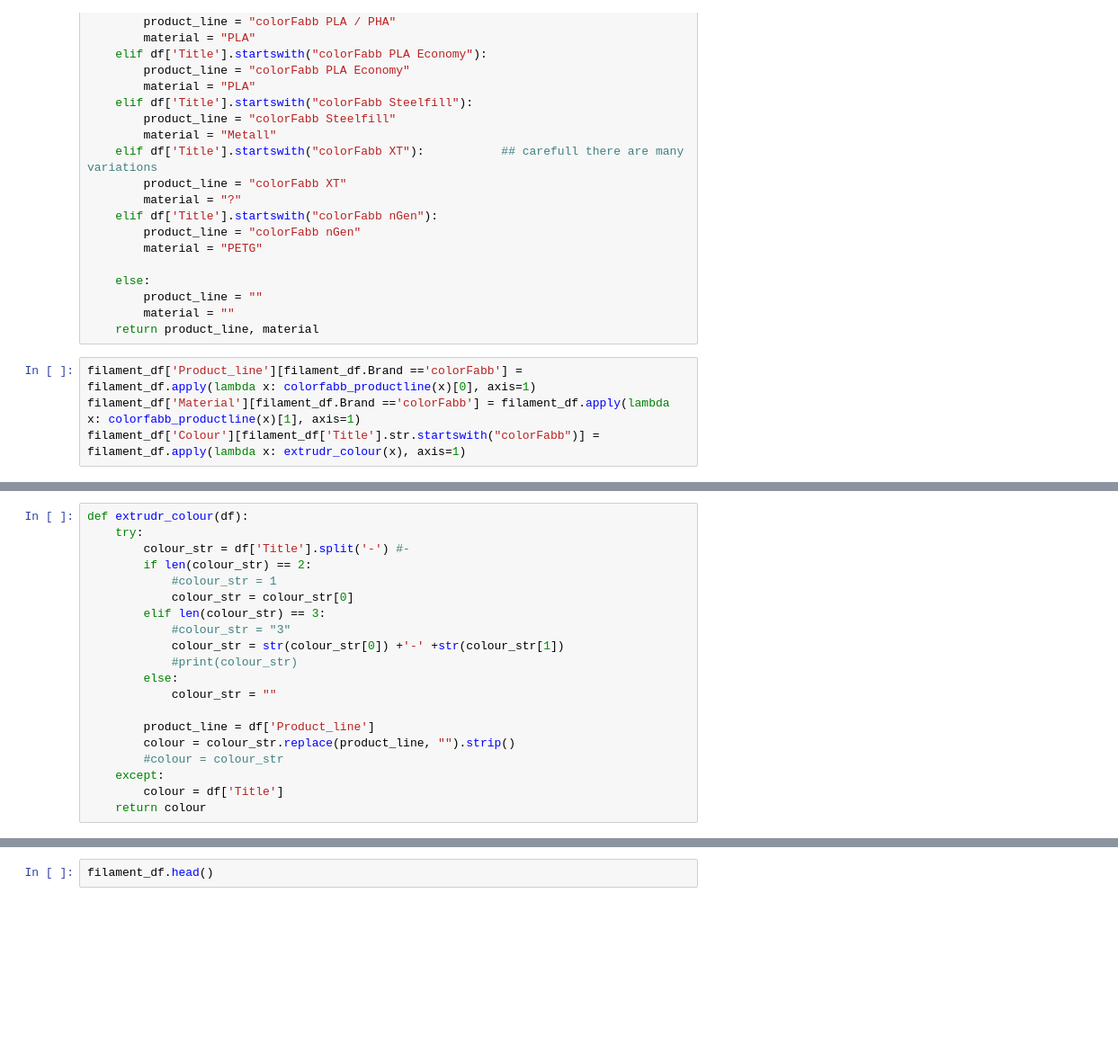
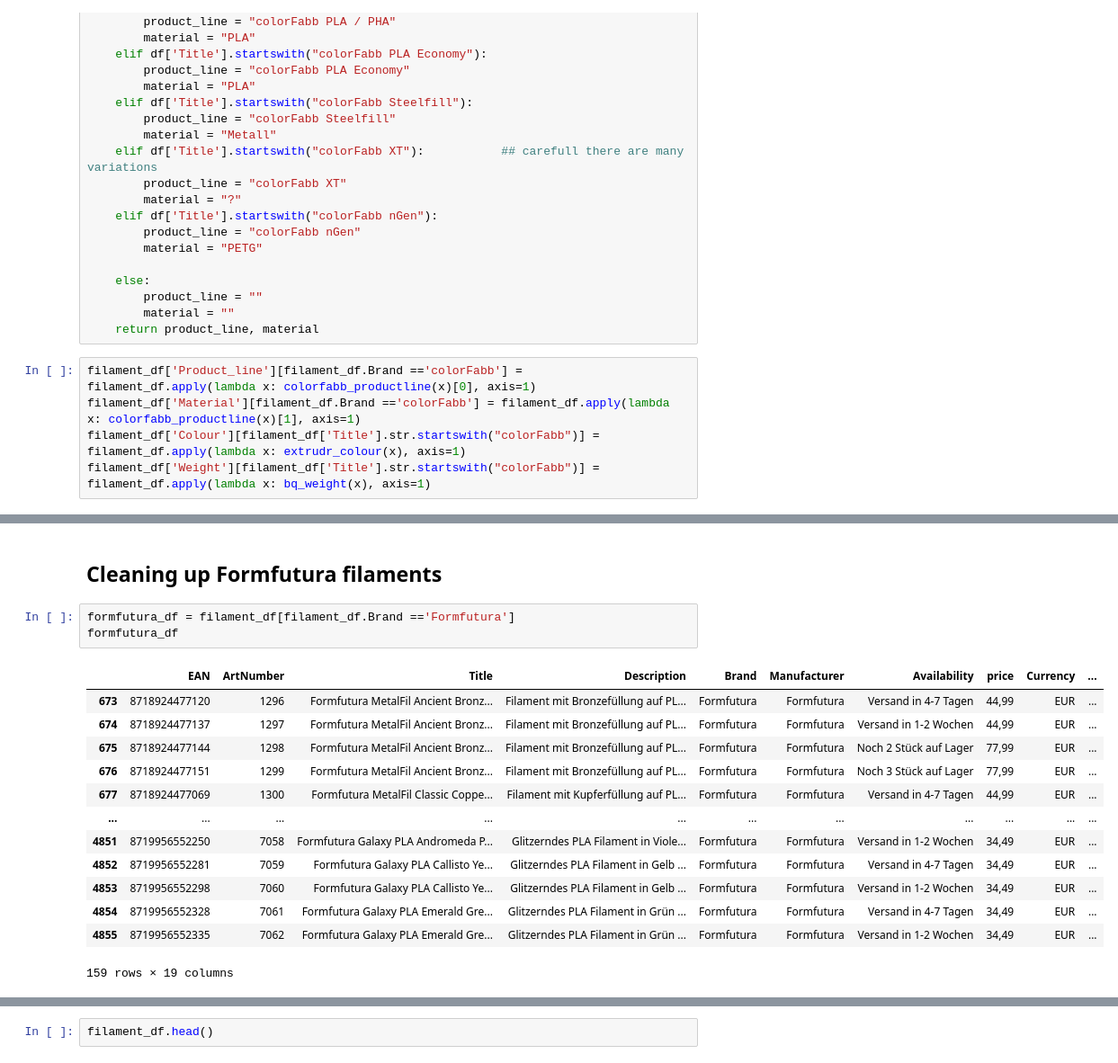
Before and after one commit to subrockmann/product-cleaner, a Jupyter notebook: 3djake Produktdaten.ipynb, the cells around one changed output, grey strips where cells are left out. Shown: that part at 90% size. Drawn from its saved outputs; the diff is of its cells as text; blank space fills up the shorter version.

Commit message:
feat: cleaning Formfutura filaments

```diff
--- a/3djake Produktdaten.ipynb
+++ b/3djake Produktdaten.ipynb
@@ -400,6 +499,7 @@ def colorfabb_productline(df):
 filament_df['Product_line'][filament_df.Brand =='colorFabb'] = filament_df.apply(lambda x: colorfabb_productline(x)[0], axis=1)
 filament_df['Material'][filament_df.Brand =='colorFabb'] = filament_df.apply(lambda x: colorfabb_productline(x)[1], axis=1)
 filament_df['Colour'][filament_df['Title'].str.startswith("colorFabb")] = filament_df.apply(lambda x: extrudr_colour(x), axis=1)
+filament_df['Weight'][filament_df['Title'].str.startswith("colorFabb")] = filament_df.apply(lambda x: bq_weight(x), axis=1)
 # %% [output]
 A value is trying to be set on a copy of a slice from a DataFrame
 
@@ -463,20 +520,19 @@ def extrudr_productline(df):
-# %%
-def extrudr_colour(df):
-    try:
-        colour_str = df['Title'].split('-') #-
-        if len(colour_str) == 2:
-            #colour_str = 1
-            colour_str = colour_str[0]
-        elif len(colour_str) == 3:
-            #colour_str = "3"
-            colour_str = str(colour_str[0]) +'-' +str(colour_str[1])
-            #print(colour_str)
-        else:
-            colour_str = ""
-
-        product_line = df['Product_line']
-        colour = colour_str.replace(product_line, "").strip()
-        #colour = colour_str
-    except:
-        colour = df['Title']
-    return colour
+# %% [markdown]
+## Cleaning up Formfutura filaments ##
+# %%
+formfutura_df = filament_df[filament_df.Brand =='Formfutura']
+formfutura_df
+# %% [output]
+|  | EAN | ArtNumber | Title | Description | Brand | Manufacturer | Availability | price | Currency | ... |
+| 673 | 8718924477120 | 1296 | Formfutura MetalFil Ancient Bronz... | Filament mit Bronzefüllung auf PL... | Formfutura | Formfutura | Versand in 4-7 Tagen | 44,99 | EUR | ... |
+| 674 | 8718924477137 | 1297 | Formfutura MetalFil Ancient Bronz... | Filament mit Bronzefüllung auf PL... | Formfutura | Formfutura | Versand in 1-2 Wochen | 44,99 | EUR | ... |
+| 675 | 8718924477144 | 1298 | Formfutura MetalFil Ancient Bronz... | Filament mit Bronzefüllung auf PL... | Formfutura | Formfutura | Noch 2 Stück auf Lager | 77,99 | EUR | ... |
+| 676 | 8718924477151 | 1299 | Formfutura MetalFil Ancient Bronz... | Filament mit Bronzefüllung auf PL... | Formfutura | Formfutura | Noch 3 Stück auf Lager | 77,99 | EUR | ... |
+| 677 | 8718924477069 | 1300 | Formfutura MetalFil Classic Coppe... | Filament mit Kupferfüllung auf PL... | Formfutura | Formfutura | Versand in 4-7 Tagen | 44,99 | EUR | ... |
+| ... | ... | ... | ... | ... | ... | ... | ... | ... | ... | ... |
+| 4851 | 8719956552250 | 7058 | Formfutura Galaxy PLA Andromeda P... | Glitzerndes PLA Filament in Viole... | Formfutura | Formfutura | Versand in 1-2 Wochen | 34,49 | EUR | ... |
+| 4852 | 8719956552281 | 7059 | Formfutura Galaxy PLA Callisto Ye... | Glitzerndes PLA Filament in Gelb ... | Formfutura | Formfutura | Versand in 4-7 Tagen | 34,49 | EUR | ... |
+| 4853 | 8719956552298 | 7060 | Formfutura Galaxy PLA Callisto Ye... | Glitzerndes PLA Filament in Gelb ... | Formfutura | Formfutura | Versand in 1-2 Wochen | 34,49 | EUR | ... |
+| 4854 | 8719956552328 | 7061 | Formfutura Galaxy PLA Emerald Gre... | Glitzerndes PLA Filament in Grün ... | Formfutura | Formfutura | Versand in 4-7 Tagen | 34,49 | EUR | ... |
+| 4855 | 8719956552335 | 7062 | Formfutura Galaxy PLA Emerald Gre... | Glitzerndes PLA Filament in Grün ... | Formfutura | Formfutura | Versand in 1-2 Wochen | 34,49 | EUR | ... |
+159 rows × 19 columns
```
Also changed, not shown: parts of 18 cells of this notebook.
